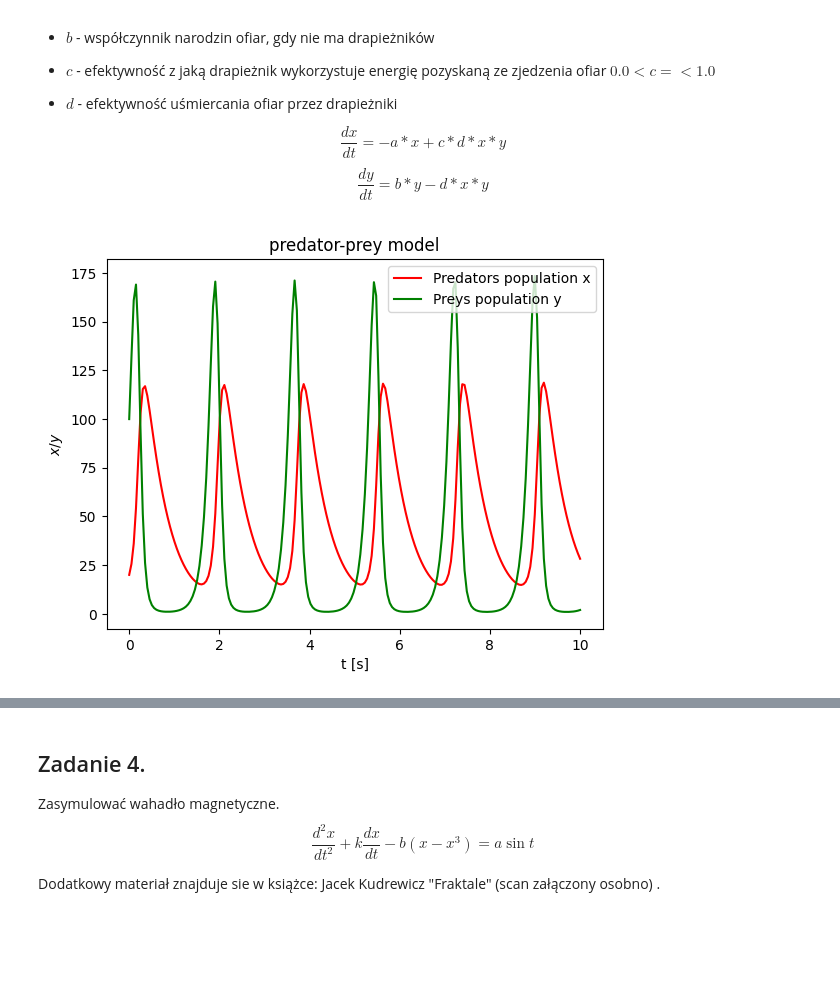
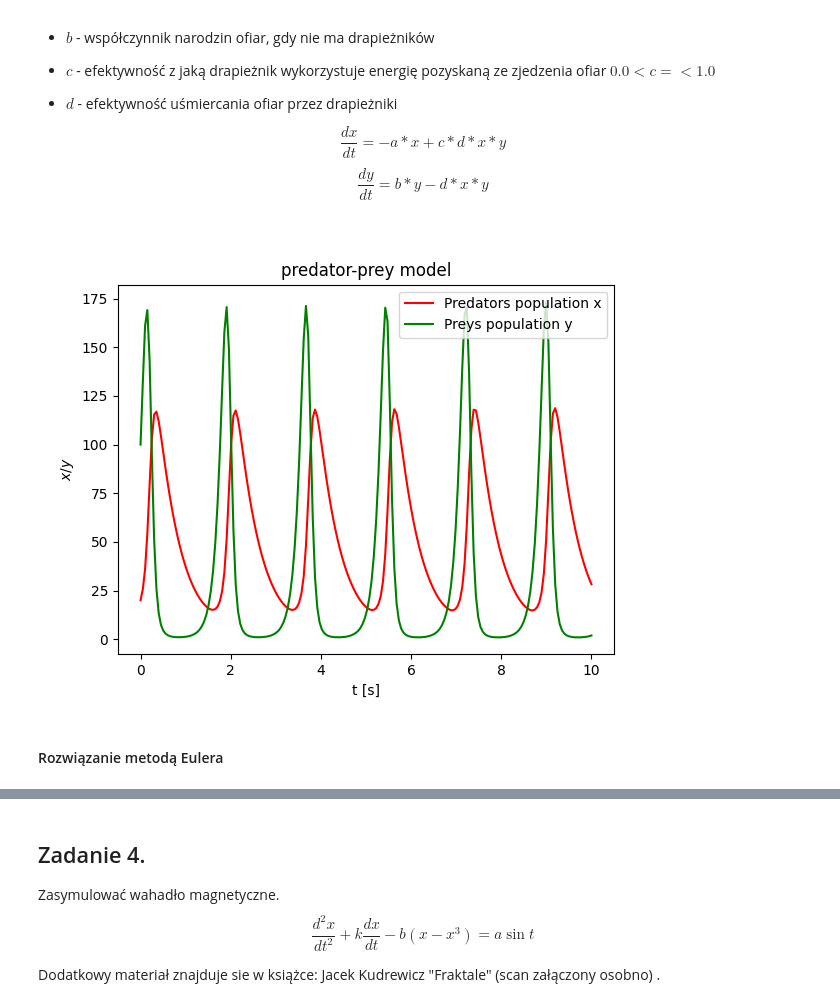
Before and after one commit to WSm-77/computional_methods_in_science_and_technology, a Jupyter notebook: lab11/11.Mownit_ODE_Lab11.ipynb, the cells around one changed output, grey strips where cells are left out. Cells and saved outputs as stored; diff of their text form; code cells hidden in the pictures; blank space fills up the shorter version.

```diff
--- a/lab11/11.Mownit_ODE_Lab11.ipynb
+++ b/lab11/11.Mownit_ODE_Lab11.ipynb
@@ -230,16 +314,20 @@ t0, tn = 0, 10
 t_span = [t0, tn]
 r0 = [20, 100]
 a, b, c, d = 2, 10, 0.3, 0.2
-t_eval = np.linspace(t0, tn, 200)
+t_eval_predator_prey_rk = np.linspace(t0, tn, 200)
 
-sol = solve_ivp(predator_prey, t_span, r0, method = 'RK45', t_eval = t_eval, args = (a, b, c, d))
+sol = solve_ivp(predator_prey, t_span, r0, method = 'RK45', t_eval = t_eval_predator_prey_rk, args = (a, b, c, d))
 # %%
-plt.title("predator-prey model")
-plt.plot(sol.t, sol.y[0], c='red', label = 'Predators population x')
-plt.plot(sol.t, sol.y[1], c='green', label = 'Preys population y')
-plt.xlabel("t [s]")
-plt.ylabel(r"$x / y$")
-plt.legend()
+# %matplotlib inline
+_, ax_predator_rk = plt.subplots()
+ax_predator_rk.set_title("predator-prey model")
+ax_predator_rk.plot(sol.t, sol.y[0], c='red', label = 'Predators population x')
+ax_predator_rk.plot(sol.t, sol.y[1], c='green', label = 'Preys population y')
+ax_predator_rk.set_xlabel("t [s]")
+ax_predator_rk.set_ylabel(r"$x / y$")
+ax_predator_rk.legend()
 plt.show()
 # %% [output]
-[figure, old version]
+[figure, new version]
+# %% [markdown]
+#### Rozwiązanie metodą Eulera
```
Also changed, not shown: parts of 43 cells of this notebook, 1 other file.
